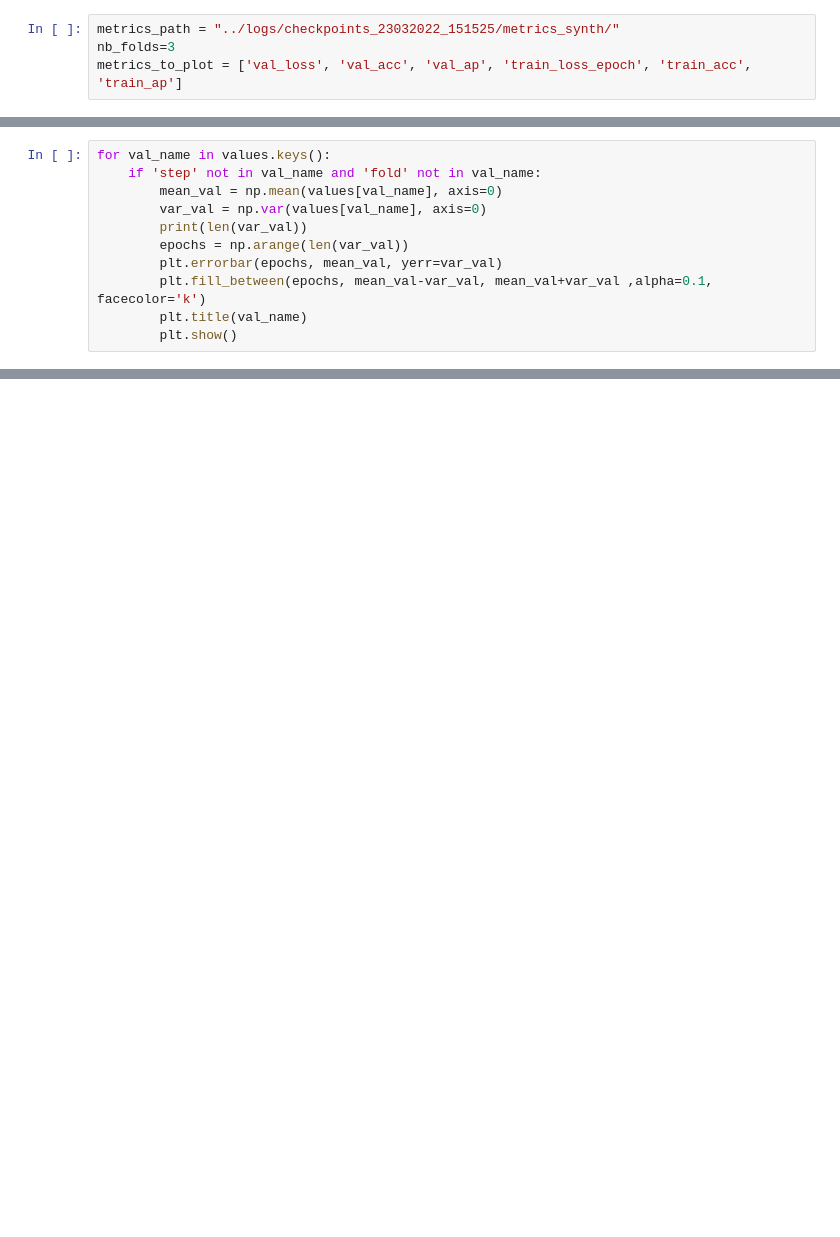
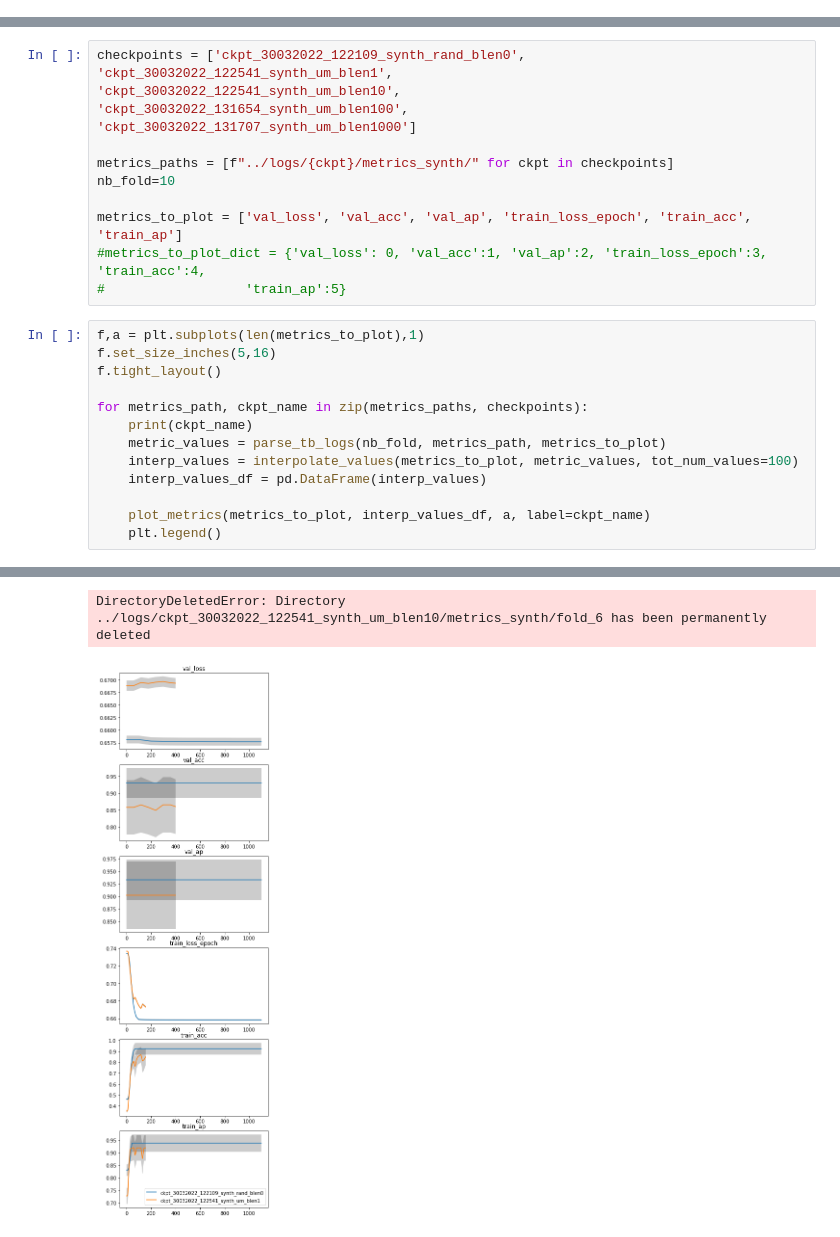
Before and after one commit to jeromel05/Ultrametric-benchmark-v2, a Jupyter notebook: notebooks/postprocessing_metrics.ipynb, the cells around one changed output, grey strips where cells are left out. Drawn from its saved outputs; the diff is of its cells as text; blank space fills up the shorter version.

```diff
--- a/notebooks/postprocessing_metrics.ipynb
+++ b/notebooks/postprocessing_metrics.ipynb
@@ -15,4 +11,0 @@ from pprint import pprint
-# %%
-metrics_path = "../logs/checkpoints_23032022_151525/metrics_synth/"
-nb_folds=3
-metrics_to_plot = ['val_loss', 'val_acc', 'val_ap', 'train_loss_epoch', 'train_acc', 'train_ap']
@@ -57,11 +11,0 @@ defaultdict(<class 'list'>,
-# %%
-for val_name in values.keys():
-    if 'step' not in val_name and 'fold' not in val_name:
-        mean_val = np.mean(values[val_name], axis=0)
-        var_val = np.var(values[val_name], axis=0)
-        print(len(var_val))
-        epochs = np.arange(len(var_val))
-        plt.errorbar(epochs, mean_val, yerr=var_val)
-        plt.fill_between(epochs, mean_val-var_val, mean_val+var_val ,alpha=0.1, facecolor='k')
-        plt.title(val_name)
-        plt.show()
@@ -86,0 +59,27 @@ np.tile(a,(20,1)).shape
+# %%
+checkpoints = ['ckpt_30032022_122109_synth_rand_blen0',
+'ckpt_30032022_122541_synth_um_blen1',
+'ckpt_30032022_122541_synth_um_blen10',
+'ckpt_30032022_131654_synth_um_blen100',
+'ckpt_30032022_131707_synth_um_blen1000']
+
+metrics_paths = [f"../logs/{ckpt}/metrics_synth/" for ckpt in checkpoints]
+nb_fold=10
+
+metrics_to_plot = ['val_loss', 'val_acc', 'val_ap', 'train_loss_epoch', 'train_acc', 'train_ap']
+#metrics_to_plot_dict = {'val_loss': 0, 'val_acc':1, 'val_ap':2, 'train_loss_epoch':3, 'train_acc':4,
+#                  'train_ap':5}
+# %%
+f,a = plt.subplots(len(metrics_to_plot),1)
+f.set_size_inches(5,16)
+f.tight_layout()
+
+for metrics_path, ckpt_name in zip(metrics_paths, checkpoints):
+    print(ckpt_name)
+    metric_values = parse_tb_logs(nb_fold, metrics_path, metrics_to_plot)
+    interp_values = interpolate_values(metrics_to_plot, metric_values, tot_num_values=100)
+    interp_values_df = pd.DataFrame(interp_values)
+
+    plot_metrics(metrics_to_plot, interp_values_df, a, label=ckpt_name)
+    plt.legend()
+# %% [output]
@@ -86,0 +103,2 @@ np.tile(a,(20,1)).shape
+DirectoryDeletedError: Directory ../logs/ckpt_30032022_122541_synth_um_blen10/metrics_synth/fold_6 has been permanently deleted
+[figure, added]
```
Also changed, not shown: parts of 8 cells of this notebook, 2 other files.
